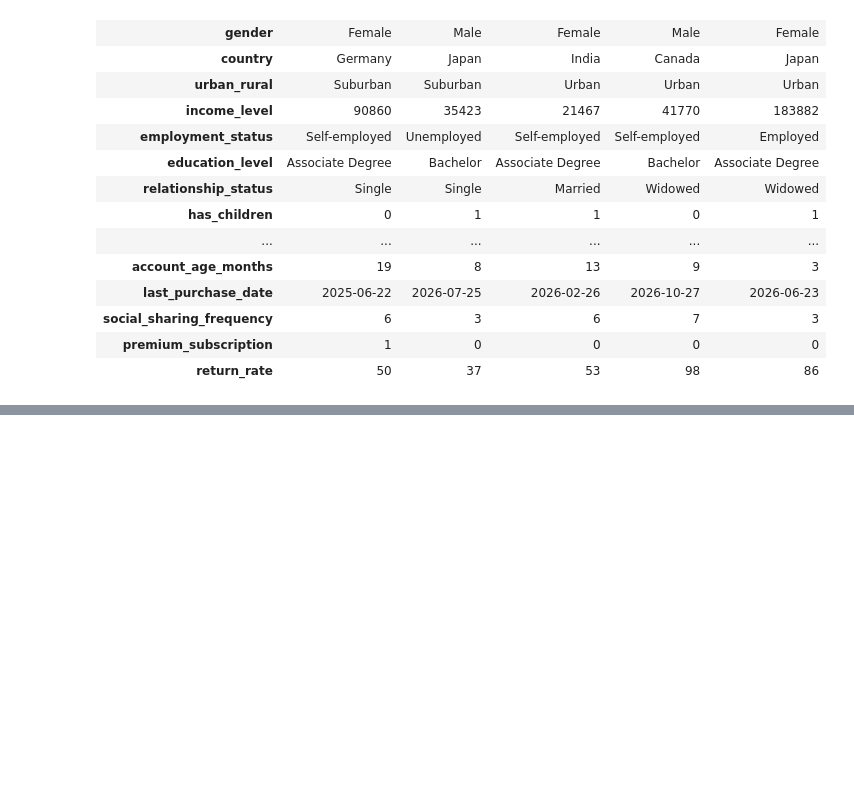
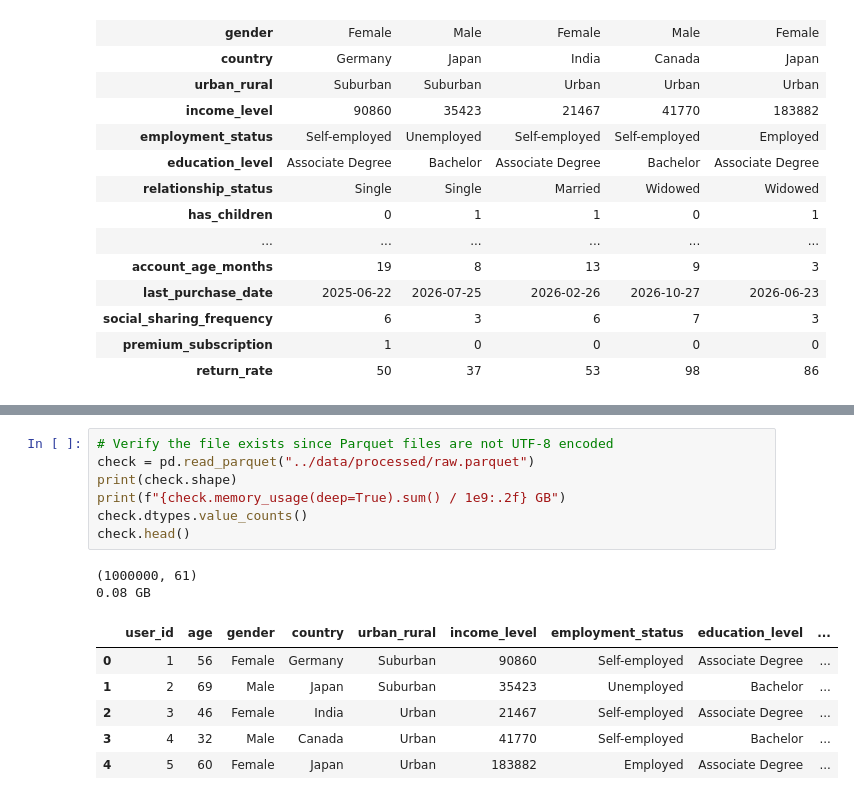
Before and after one commit to mandyzhan05/cs-407-customer-segmentation, a Jupyter notebook: notebooks/data_demo_eda.ipynb, the cells around one changed output, grey strips where cells are left out. Drawn from its saved outputs; the diff is of its cells as text; blank space fills up the shorter version.

```diff
--- a/notebooks/data_demo_eda.ipynb
+++ b/notebooks/data_demo_eda.ipynb
@@ -98 +124,17 @@ df.to_parquet("../data/processed/raw.parquet")
+# %%
+# Verify the file exists since Parquet files are not UTF-8 encoded
+check = pd.read_parquet("../data/processed/raw.parquet")
+print(check.shape)
+print(f"{check.memory_usage(deep=True).sum() / 1e9:.2f} GB")
+check.dtypes.value_counts()
+check.head()
+# %% [output]
+(1000000, 61)
+0.08 GB
+|  | user_id | age | gender | country | urban_rural | income_level | employment_status | education_level | ... |
+| 0 | 1 | 56 | Female | Germany | Suburban | 90860 | Self-employed | Associate Degree | ... |
+| 1 | 2 | 69 | Male | Japan | Suburban | 35423 | Unemployed | Bachelor | ... |
+| 2 | 3 | 46 | Female | India | Urban | 21467 | Self-employed | Associate Degree | ... |
+| 3 | 4 | 32 | Male | Canada | Urban | 41770 | Self-employed | Bachelor | ... |
+| 4 | 5 | 60 | Female | Japan | Urban | 183882 | Employed | Associate Degree | ... |
 # %% [markdown]
```
Also changed, not shown: parts of 9 cells of this notebook.
